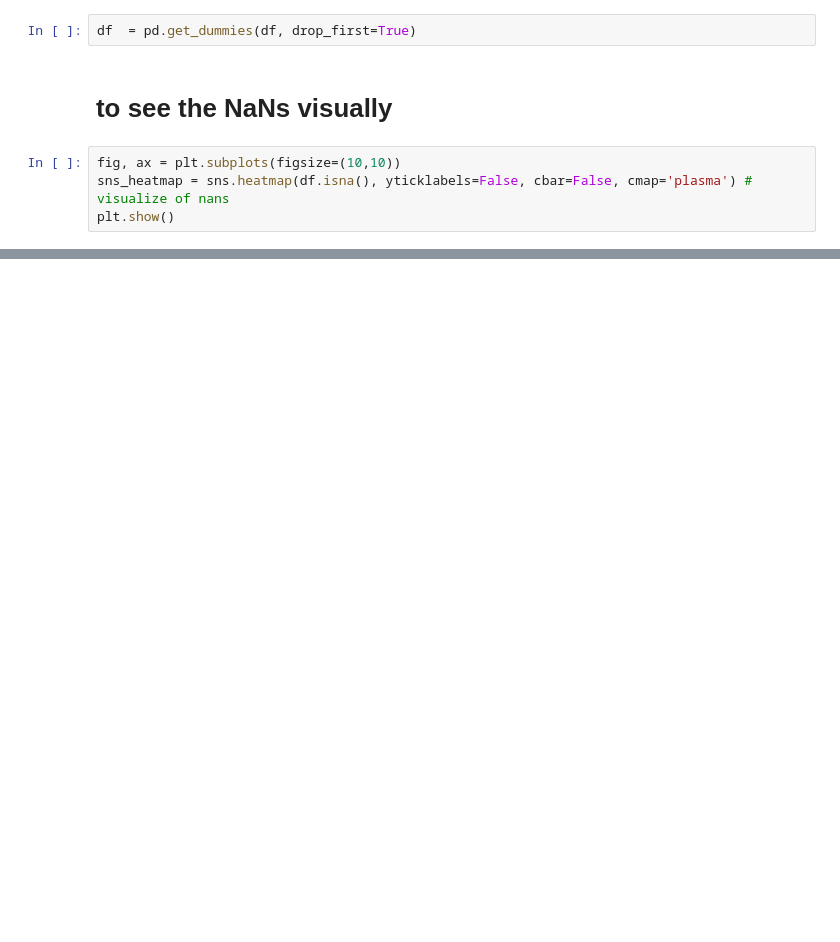
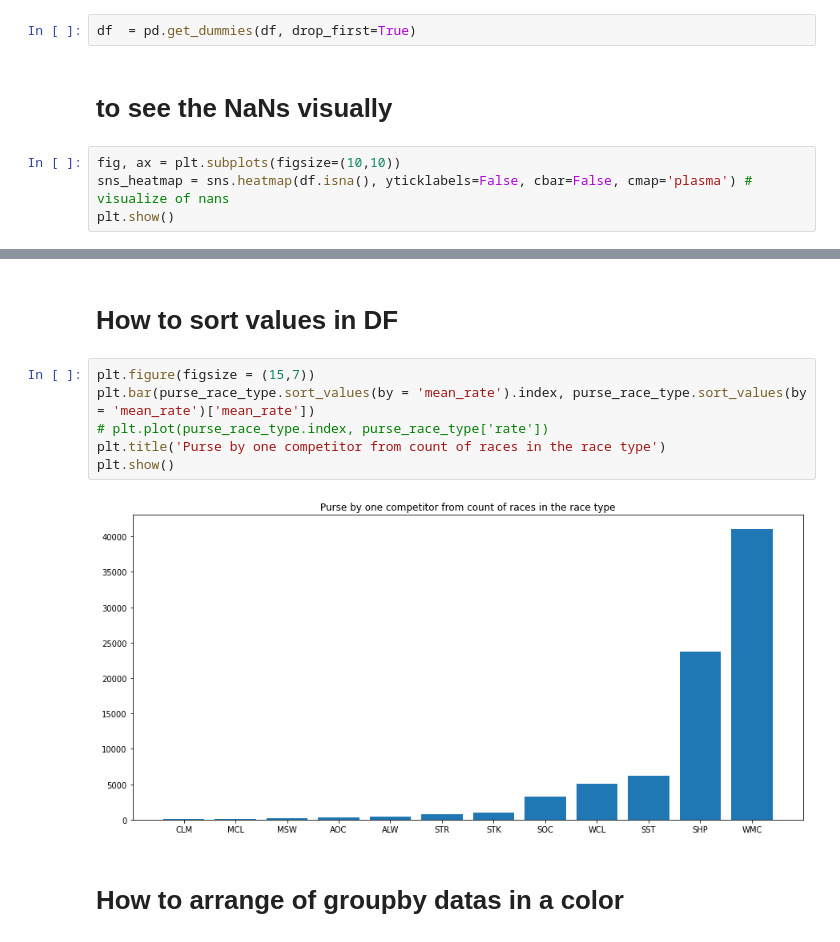
Before and after one commit to yegor-vynokurov/secrets_of_pandas, a Jupyter notebook: pandas_secrets.ipynb, the cells around one changed output, grey strips where cells are left out. Saved outputs shown, nothing was run; the diff lists cells and outputs as text; blank space fills up the shorter version.

```diff
--- a/pandas_secrets.ipynb
+++ b/pandas_secrets.ipynb
@@ -179,0 +437,12 @@ plt.show()
+# %% [markdown]
+# How to sort values in DF
+# %%
+plt.figure(figsize = (15,7))
+plt.bar(purse_race_type.sort_values(by = 'mean_rate').index, purse_race_type.sort_values(by = 'mean_rate')['mean_rate'])
+# plt.plot(purse_race_type.index, purse_race_type['rate'])
+plt.title('Purse by one competitor from count of races in the race type')
+plt.show()
+# %% [output]
+[figure, added]
+# %% [markdown]
+# How to arrange of groupby datas in a color
```
Also changed, not shown: parts of 70 cells of this notebook.
